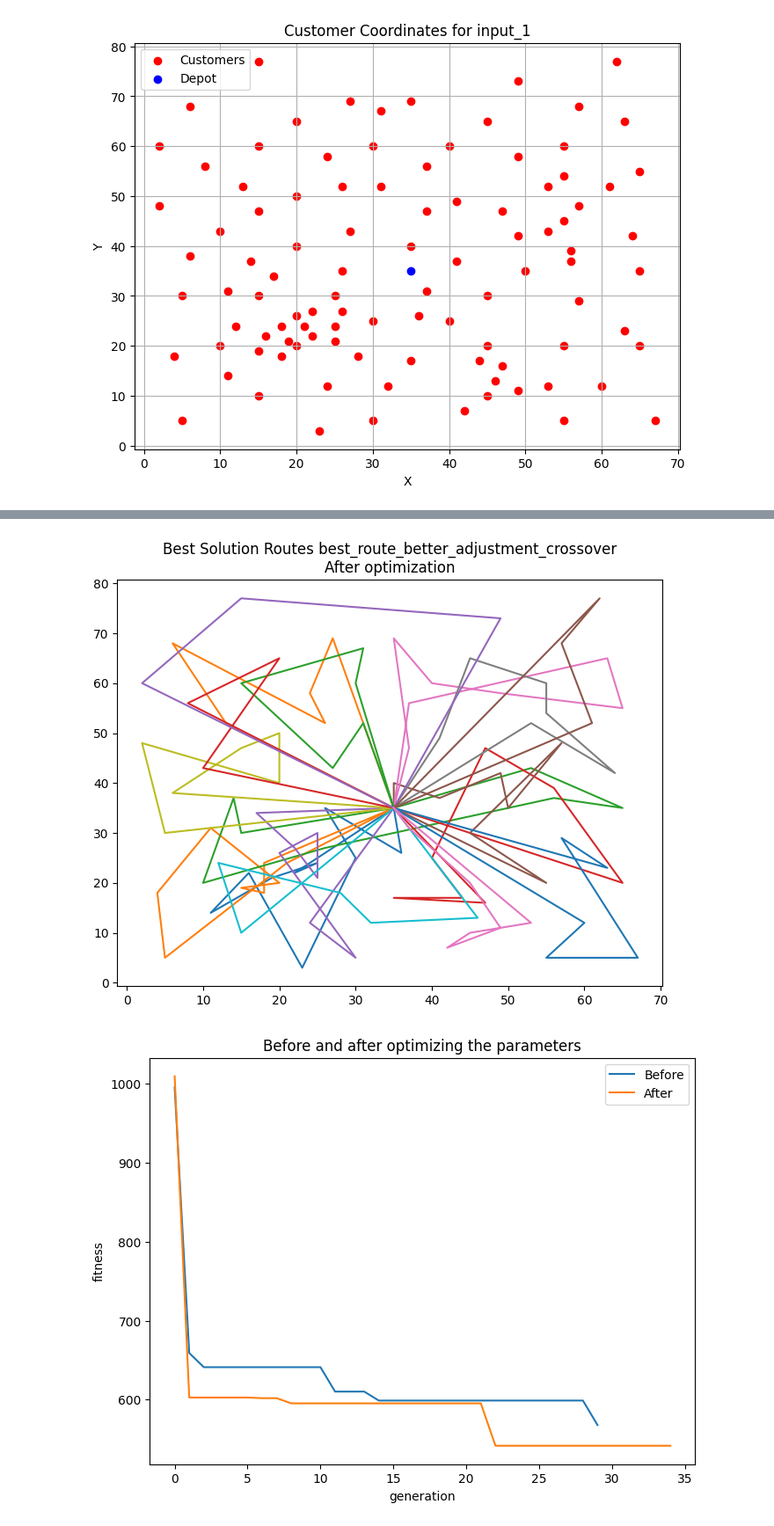
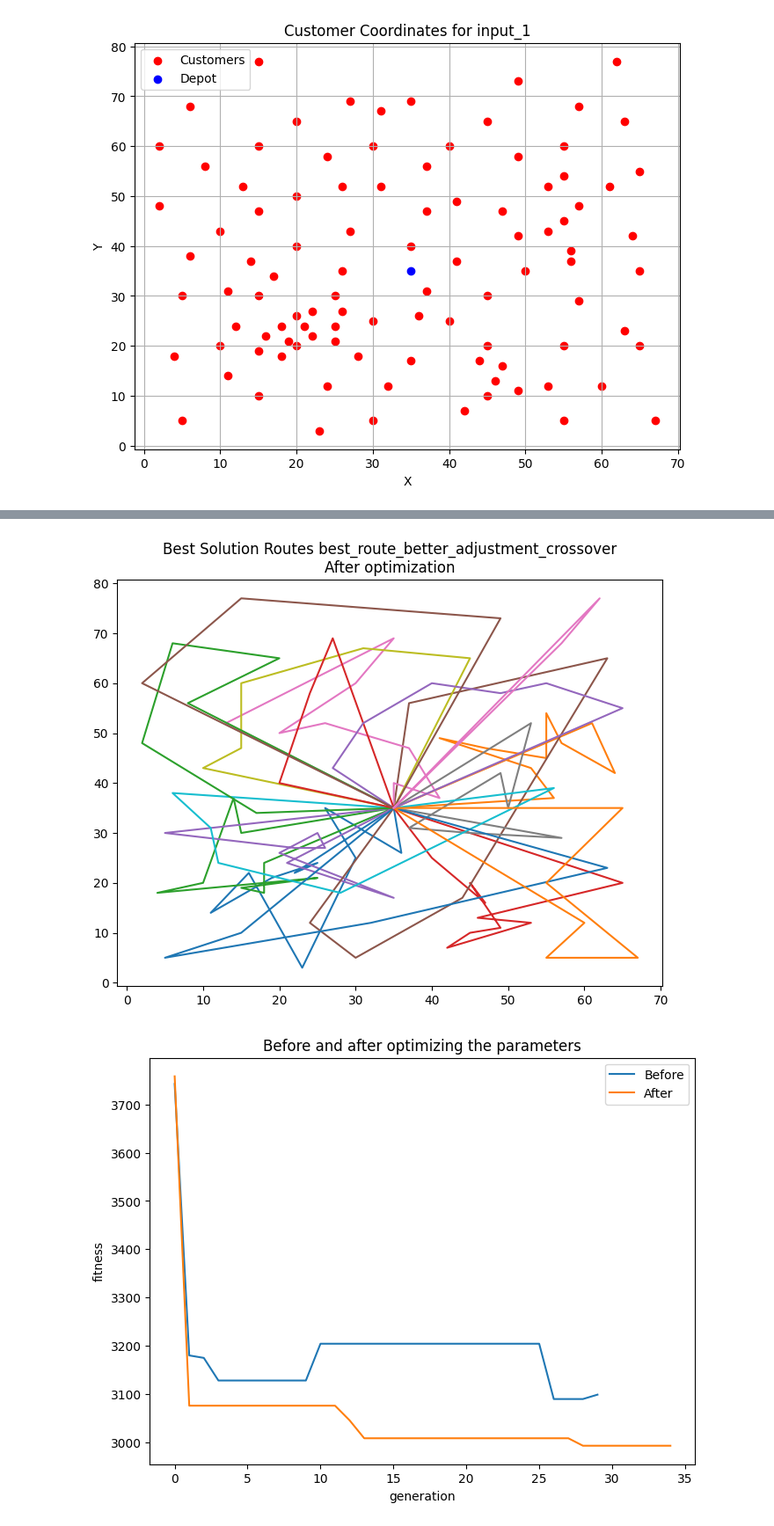
Before and after one commit to StefanJevtic63/Vehicle-Routing-Problem, a Jupyter notebook: vrptw.ipynb, the cells around one changed output, grey strips where cells are left out. Shown at 88% size. Saved outputs shown, nothing was run; the diff lists cells and outputs as text; code cells hidden in the pictures.

```diff
--- a/vrptw.ipynb
+++ b/vrptw.ipynb
@@ -290,6 +290,22 @@ class Individual:
 
         return fitness
 
+    def calc_denormalized_fitness(self) -> float:
+        routes = self.get_routes()
+
+        # more routes than available vehicles
+        if sum(1 for r in routes if len(r) > 0) > self.num_of_vehicles:
+            return float('inf')
+
+        fitness = 0
+        for route in routes:
+            if len(route) == 0:
+                continue
+            f, _, _ = self.route_fitness(route)
+            fitness += f * len(route)
+
+        return round(fitness, 3)
+
     def is_feasible(self) -> bool:
         visited = [False for _ in range(self.num_of_cities)]
         for c in self.solution:
@@ -962,0 +961,12 @@ Best fitness: 567.904
+# %%
+best_selection = random_selection
+best_mutation = swap_mutation
+best_crossover = best_route_better_adjustment_crossover
+
+params["selection"] = { "selection" : best_selection,
+                        "tournament_size" : None
+                      }
+params["mutation"] = best_mutation
+params["crossover"] = best_crossover
+
+ga_all_combinations_best_individual, ga_all_combinations_best_solutions = genetic_algorithm(params)
@@ -1028,0 +1037,10 @@ Best fitness: 541.695
+# %%
+best_population_size = 700
+best_elitism_size = 70
+best_num_generations = 35
+
+params["population_size"] = best_population_size
+params["elitism_size"] = best_elitism_size
+params["num_generations"] = best_num_generations
+
+ga_optimization_best_individual, ga_optimization_best_solutions = genetic_algorithm(params)
@@ -1101,14 +1121,14 @@ plot_best_solution(best_individual_all_comb, "Best Solution Routes " + best_cros
 # %%
-plot_best_solution(best_individual_opt, "Best Solution Routes " + best_crossover + "\nAfter optimization")
+plot_best_solution(ga_optimization_best_individual, "Best Solution Routes " + best_crossover.__name__ + "\nAfter optimization")
 # %% [output]
-[figure, old version]
+[figure, new version]
 # %%
 def best_solution_evolution(solutions, title, info):
     plt.figure(figsize=(8, 6))
     y_points = [[] for _ in range(len(solutions))]
 
     for i, solution in enumerate(solutions):
-        y_points[i] = [x.fitness for x in solution]
+        y_points[i] = [x.calc_denormalized_fitness() for x in solution]
 
     for i ,y in enumerate(y_points):
         plt.plot(np.array(y), label = info[i])
@@ -1119,10 +1139,10 @@ def best_solution_evolution(solutions, title, info):
     plt.legend(info)
     plt.show()
 # %%
-best_solution_evolution([best_solutions_all_comb, best_solutions_opt],
+best_solution_evolution([ga_all_combinations_best_solutions, ga_optimization_best_solutions],
                         "Before and after optimizing the parameters",
                         ["Before", "After"])
 # %% [output]
-[figure, old version]
+[figure, new version]
 # %%
 best_solution = []
```
Also changed, not shown: parts of 19 cells of this notebook, 1 other file.
